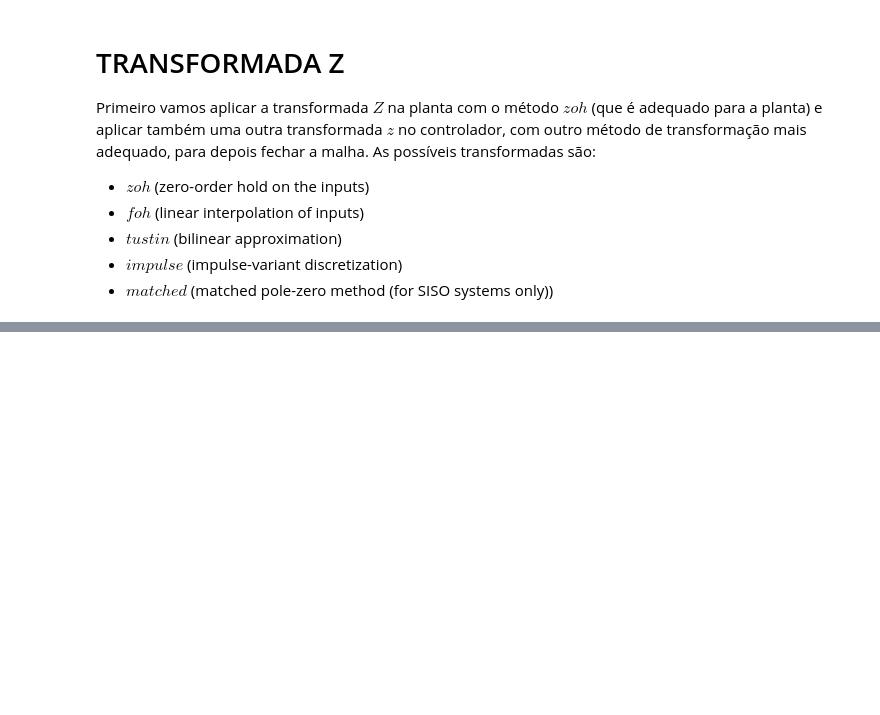
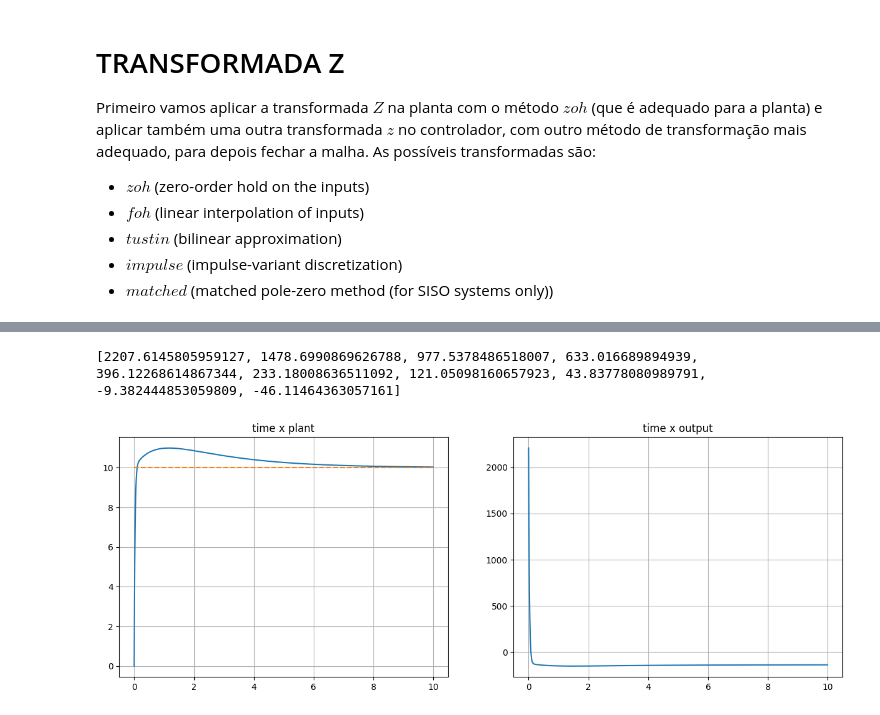
Before and after one commit to KlaussMarchi/PyTrole, a Jupyter notebook: Projects/BallPlate/DIGITAL/Analisys.ipynb, the cells around one changed output, grey strips where cells are left out. Cells and saved outputs as stored; diff of their text form; code cells hidden in the pictures; blank space fills up the shorter version.

```diff
--- a/Projects/BallPlate/DIGITAL/Analisys.ipynb
+++ b/Projects/BallPlate/DIGITAL/Analisys.ipynb
@@ -199,0 +227,38 @@ plt.scatter(time, response, s=3)
+# %%
+CY_n1 = CY_n2 = CY_n3 = 0
+CX_n1 = CX_n2 = CX_n3 = 0
+GY_n1 = GY_n2 = GY_n3 = 0
+GX_n1 = GX_n2 = GX_n3 = 0
+bounds = (-999999999, 999999999)
+
+setpoint = 10
+output   = 0
+tData = []
+yData = []
+iData = []
+
+for time in np.arange(0, 10, T):
+    input  = compute(output)
+    output = control(input, setpoint)
+
+    tData.append(time)
+    iData.append(input)
+    yData.append(output)
+
+print(yData[:10])
+# %% [output]
+[2207.6145805959127, 1478.6990869626788, 977.5378486518007, 633.016689894939, 396.12268614867344, 233.18008636511092, 121.05098160657923, 43.83778080989791, -9.382444853059809, -46.11464363057161]
+# %%
+plt.figure(figsize=(15, 5))
+plt.subplot(1, 2, 1)
+plt.plot(tData, iData)
+plt.plot(tData, [setpoint for i in tData], '--')
+plt.title('time x plant')
+plt.grid()
+
+plt.subplot(1, 2, 2)
+plt.plot(tData, yData)
+plt.title('time x output')
+plt.grid()
+# %% [output]
+[figure, added]
```
Also changed, not shown: parts of 29 cells of this notebook, 20 other files.
